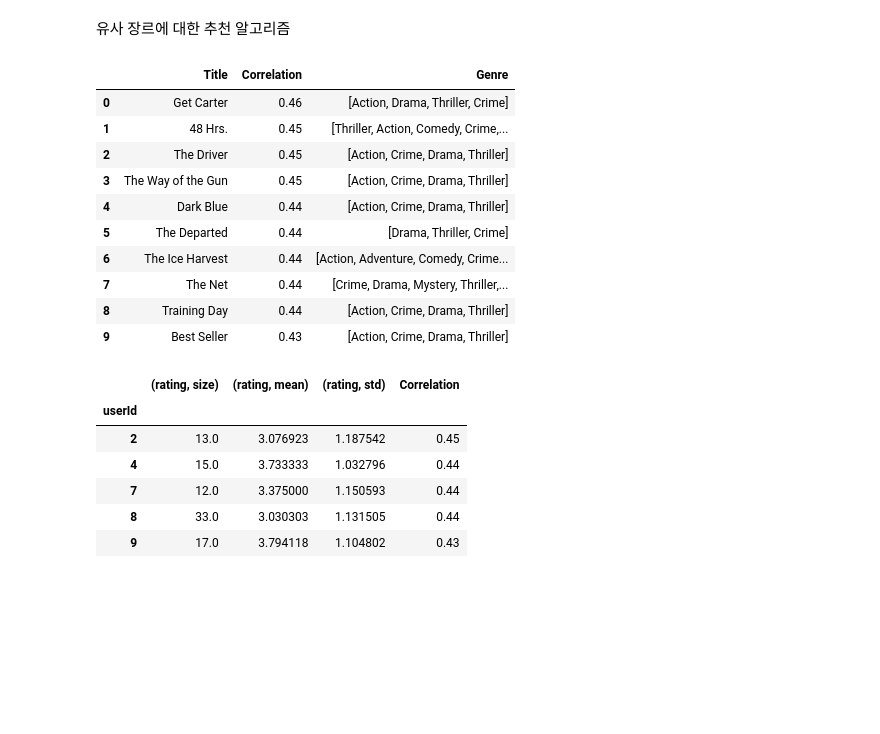
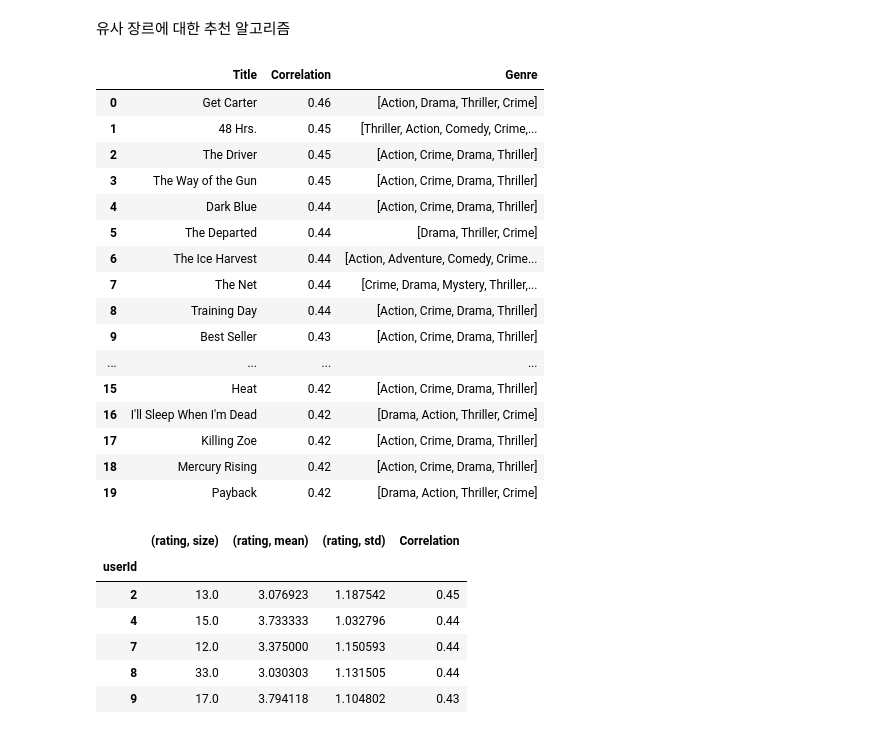
Before and after one commit to Mijeong-7/Team, a Jupyter notebook: movie.ipynb, the cells around one changed output. Drawn from its saved outputs; the diff is of its cells as text; code cells hidden in the pictures; blank space fills up the shorter version.

```diff
--- a/movie.ipynb
+++ b/movie.ipynb
@@ -144,32 +144,38 @@ def recommend(input_movie, matrix, n, similar_genre=True):
             temp_genres = meta[meta['original_title'] == title]['genres'].iloc(0)[0]
 
             same_count = np.sum(np.isin(input_genres, temp_genres))
             cor += (GENRE_WEIGHT * same_count)
 
         if np.isnan(cor):
             continue
         else:
             result.append((title, '{:.2f}'.format(cor), temp_genres))
 
     result.sort(key=lambda r: r[1], reverse=True)
     return result[:n]
 
 
 ##비슷한 장르에 대해서 가중치를 주어서 추천을 해준다.
 recommend_result = recommend('Hitman', matrix, 20, similar_genre=True)
 ab = pd.DataFrame(recommend_result, columns = ['Title', 'Correlation', 'Genre'])
 ab = pd.DataFrame(ab)
-ab.head(10)
+ab.head(20)
 # %% [output]
 |  | Title | Correlation | Genre |
 | 0 | Get Carter | 0.46 | [Action, Drama, Thriller, Crime] |
 | 1 | 48 Hrs. | 0.45 | [Thriller, Action, Comedy, Crime,... |
 | 2 | The Driver | 0.45 | [Action, Crime, Drama, Thriller] |
 | 3 | The Way of the Gun | 0.45 | [Action, Crime, Drama, Thriller] |
 | 4 | Dark Blue | 0.44 | [Action, Crime, Drama, Thriller] |
 | 5 | The Departed | 0.44 | [Drama, Thriller, Crime] |
 | 6 | The Ice Harvest | 0.44 | [Action, Adventure, Comedy, Crime... |
 | 7 | The Net | 0.44 | [Crime, Drama, Mystery, Thriller,... |
 | 8 | Training Day | 0.44 | [Action, Crime, Drama, Thriller] |
 | 9 | Best Seller | 0.43 | [Action, Crime, Drama, Thriller] |
+| ... | ... | ... | ... |
+| 15 | Heat | 0.42 | [Action, Crime, Drama, Thriller] |
+| 16 | I'll Sleep When I'm Dead | 0.42 | [Drama, Action, Thriller, Crime] |
+| 17 | Killing Zoe | 0.42 | [Action, Crime, Drama, Thriller] |
+| 18 | Mercury Rising | 0.42 | [Action, Crime, Drama, Thriller] |
+| 19 | Payback | 0.42 | [Drama, Action, Thriller, Crime] |
 # %%
```
Also changed, not shown: parts of 3 cells of this notebook.
